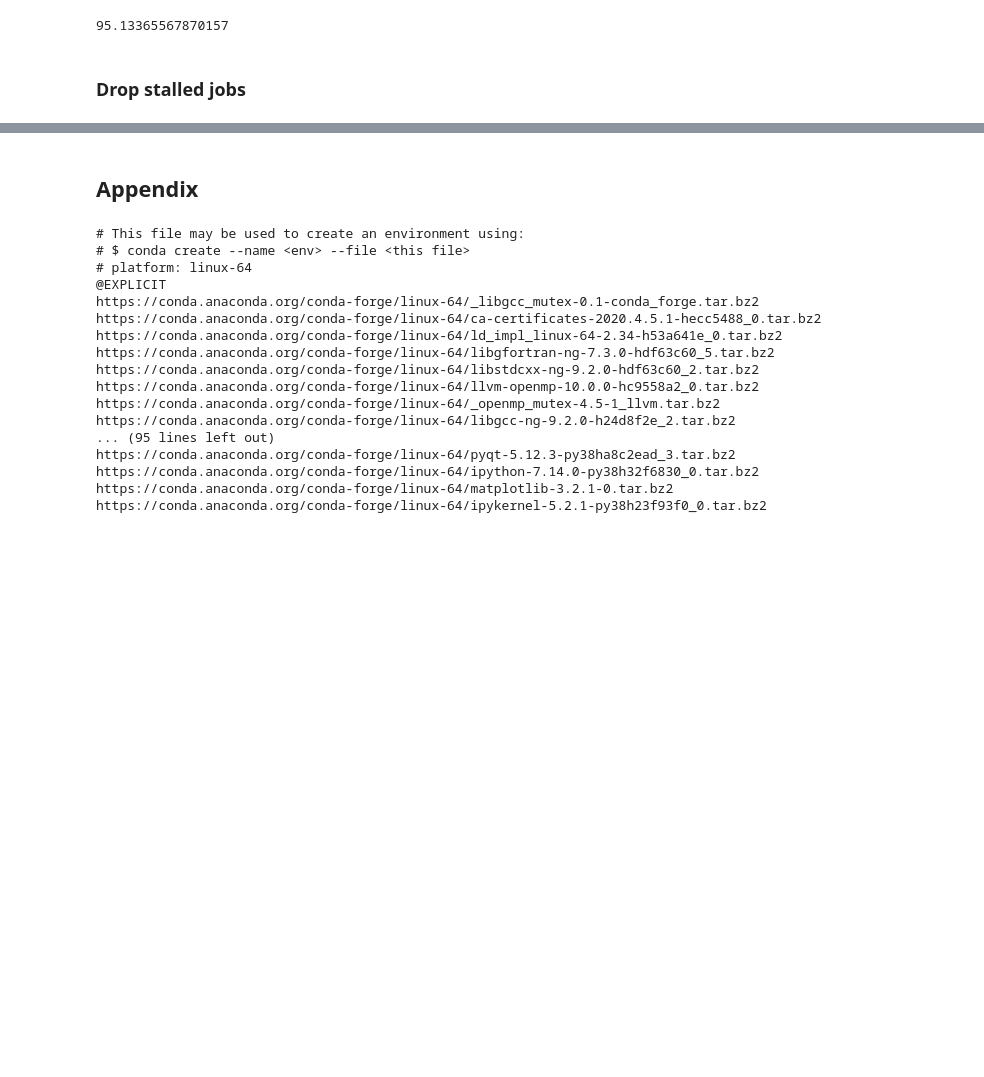
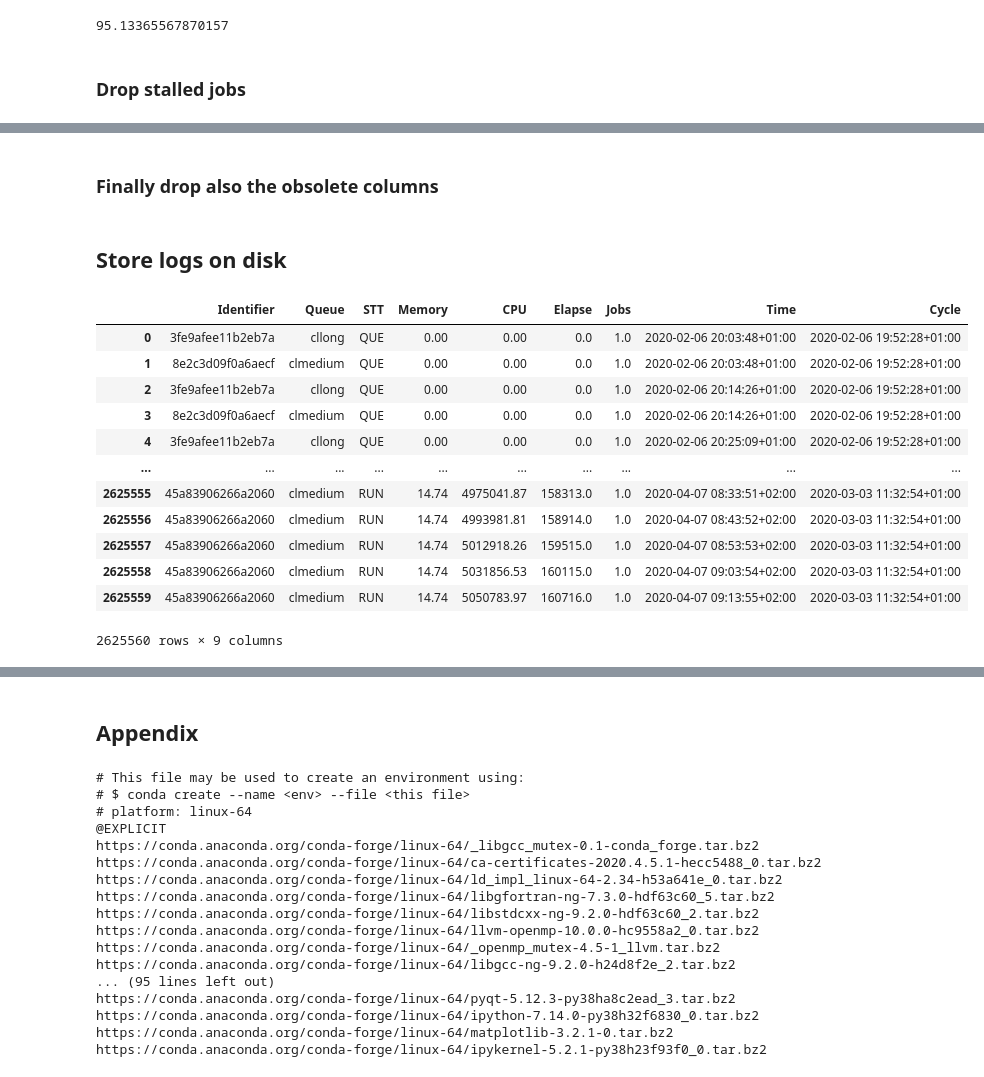
Before and after one commit to ExaESM-WP4/NESH-monitoring, a Jupyter notebook: statistics/jobs_log_cleanup.ipynb, the cells around one changed output, grey strips where cells are left out. Saved outputs shown, nothing was run; the diff lists cells and outputs as text; code cells hidden in the pictures; blank space fills up the shorter version.

```diff
--- a/statistics/jobs_log_cleanup.ipynb
+++ b/statistics/jobs_log_cleanup.ipynb
@@ -398,0 +359,2 @@ job_logs
+# %%
+job_logs_raw = job_logs_raw.set_index("Identifier").drop(index=drop_these).reset_index()
@@ -398,0 +368,18 @@ job_logs
+# %%
+job_logs_raw['Cycle'] = pd.to_datetime('2020-01-01').tz_localize(tz='Europe/Berlin')
+
+for filename in job_logs_raw['Filename'].unique():
+    job_logs_raw['Cycle'].mask(
+        job_logs_raw['Filename'].str.contains(filename),
+        pd.to_datetime(filename.split('_')[-1].split('.')[0],
+           format='%Y-%m-%d-%H-%M-%S').tz_localize(tz='Europe/Berlin'),
+        inplace=True
+    )
+# %%
+job_logs_raw.drop(columns=['Filename'], inplace=True)
+# %% [markdown]
+### Finally drop also the obsolete columns
+# %%
+job_logs_raw.drop(columns=['Pri', 'S', 'R', 'H', 'M'], inplace=True)
+# %% [markdown]
+## Store logs on disk
@@ -399,3 +388,19 @@ job_logs
+# %%
+job_logs_raw
+# %% [output]
+|  | Identifier | Queue | STT | Memory | CPU | Elapse | Jobs | Time | Cycle |
+| 0 | 3fe9afee11b2eb7a | cllong | QUE | 0.00 | 0.00 | 0.0 | 1.0 | 2020-02-06 20:03:48+01:00 | 2020-02-06 19:52:28+01:00 |
+| 1 | 8e2c3d09f0a6aecf | clmedium | QUE | 0.00 | 0.00 | 0.0 | 1.0 | 2020-02-06 20:03:48+01:00 | 2020-02-06 19:52:28+01:00 |
+| 2 | 3fe9afee11b2eb7a | cllong | QUE | 0.00 | 0.00 | 0.0 | 1.0 | 2020-02-06 20:14:26+01:00 | 2020-02-06 19:52:28+01:00 |
+| 3 | 8e2c3d09f0a6aecf | clmedium | QUE | 0.00 | 0.00 | 0.0 | 1.0 | 2020-02-06 20:14:26+01:00 | 2020-02-06 19:52:28+01:00 |
+| 4 | 3fe9afee11b2eb7a | cllong | QUE | 0.00 | 0.00 | 0.0 | 1.0 | 2020-02-06 20:25:09+01:00 | 2020-02-06 19:52:28+01:00 |
+| ... | ... | ... | ... | ... | ... | ... | ... | ... | ... |
+| 2625555 | 45a83906266a2060 | clmedium | RUN | 14.74 | 4975041.87 | 158313.0 | 1.0 | 2020-04-07 08:33:51+02:00 | 2020-03-03 11:32:54+01:00 |
+| 2625556 | 45a83906266a2060 | clmedium | RUN | 14.74 | 4993981.81 | 158914.0 | 1.0 | 2020-04-07 08:43:52+02:00 | 2020-03-03 11:32:54+01:00 |
+| 2625557 | 45a83906266a2060 | clmedium | RUN | 14.74 | 5012918.26 | 159515.0 | 1.0 | 2020-04-07 08:53:53+02:00 | 2020-03-03 11:32:54+01:00 |
+| 2625558 | 45a83906266a2060 | clmedium | RUN | 14.74 | 5031856.53 | 160115.0 | 1.0 | 2020-04-07 09:03:54+02:00 | 2020-03-03 11:32:54+01:00 |
+| 2625559 | 45a83906266a2060 | clmedium | RUN | 14.74 | 5050783.97 | 160716.0 | 1.0 | 2020-04-07 09:13:55+02:00 | 2020-03-03 11:32:54+01:00 |
+2625560 rows × 9 columns
 # %%
 loaded_job_logs = pd.read_parquet('job_logs.parquet')
 # %%
```
Also changed, not shown: parts of 70 cells of this notebook.
